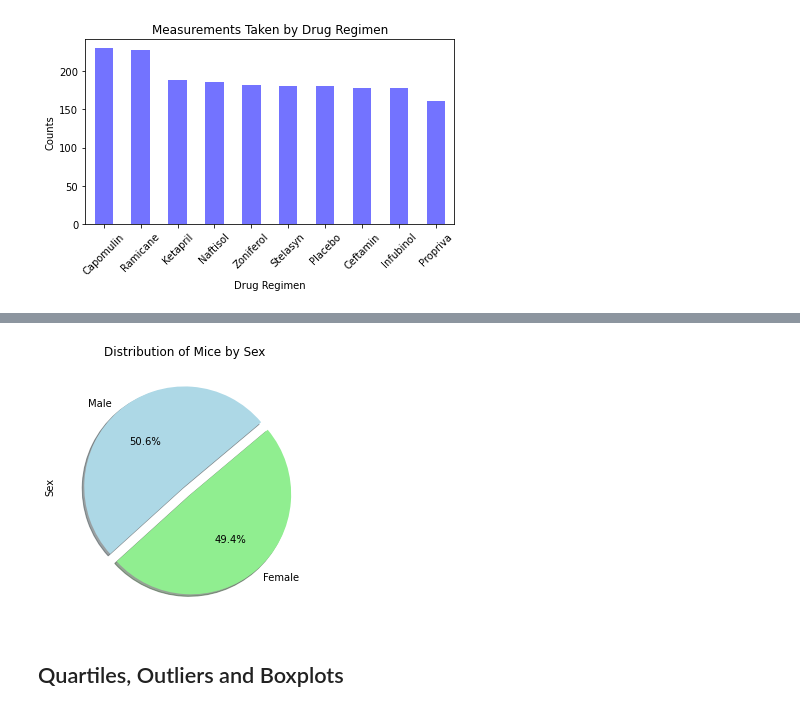
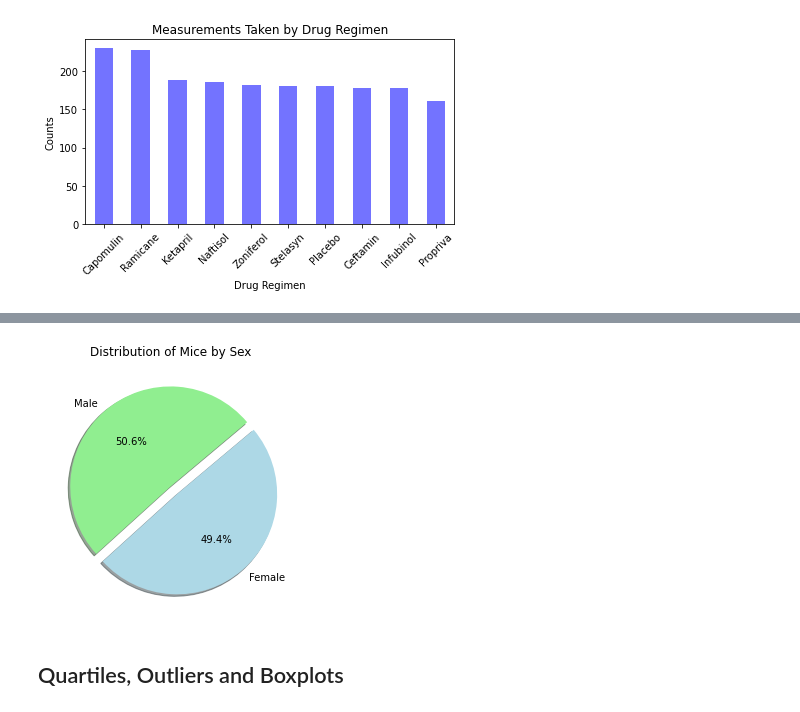
Before and after one commit to austin3216/matplotlib-challenge, a Jupyter notebook: pymaceuticals_starter.ipynb, the cells around one changed output, grey strips where cells are left out. Drawn from its saved outputs; the diff is of its cells as text; code cells hidden in the pictures.

Commit message:
tweak bar and pie plots - all

```diff
--- a/pymaceuticals_starter.ipynb
+++ b/pymaceuticals_starter.ipynb
@@ -182,16 +192,16 @@ plt.tight_layout()
 # %%
-# Generate a pie plot showing the distribution of female versus male mice using pandas
+# Generate a pie plot showing the distribution of female versus male mice using pyplot
 
-# Get the counts of mice by gender
+# Get the counts of mice by gender + plot using pyplot
 sex = mouse_study_df['Sex'].value_counts()
-
-# Plot the pie chart
-colors=['lightblue', 'lightgreen']
+labels=['Male','Female']
+colors=['lightgreen', 'lightblue']
 explode=(0,0.1)
-sex.plot(kind='pie', colors=colors, explode=explode, title='Distribution of Mice by Sex', y='Sex', autopct='%1.1f%%', shadow=True, startangle=40)
+plt.pie(sex, labels=labels, colors=colors, explode=explode, autopct='%1.1f%%', shadow=True, startangle=40)
 
 # Show the pie chart
+plt.title('Distribution of Mice by Sex')
 plt.tight_layout()
 plt.show()
 # %% [output]
-[figure, old version]
+[figure, new version]
```
Also changed, not shown: parts of 4 cells of this notebook.
